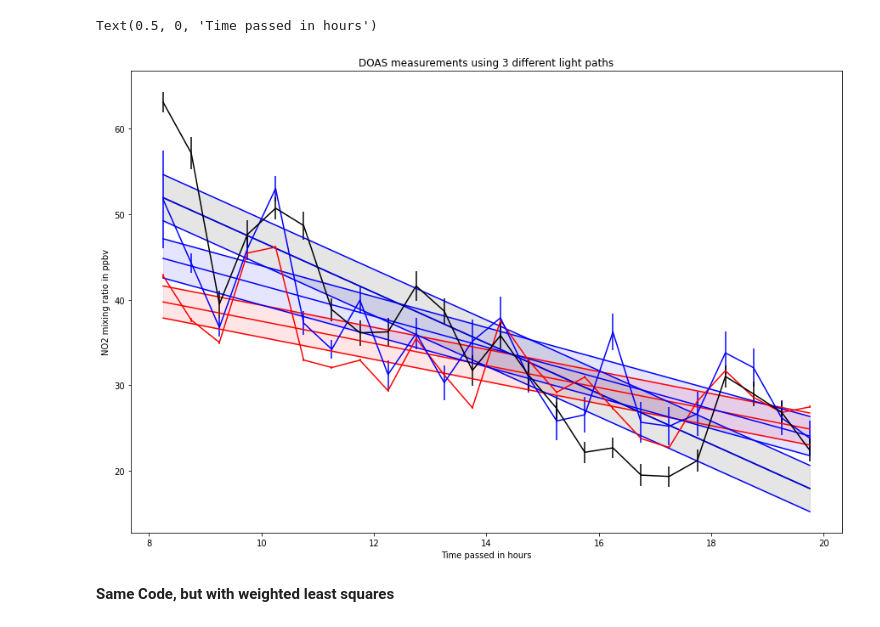
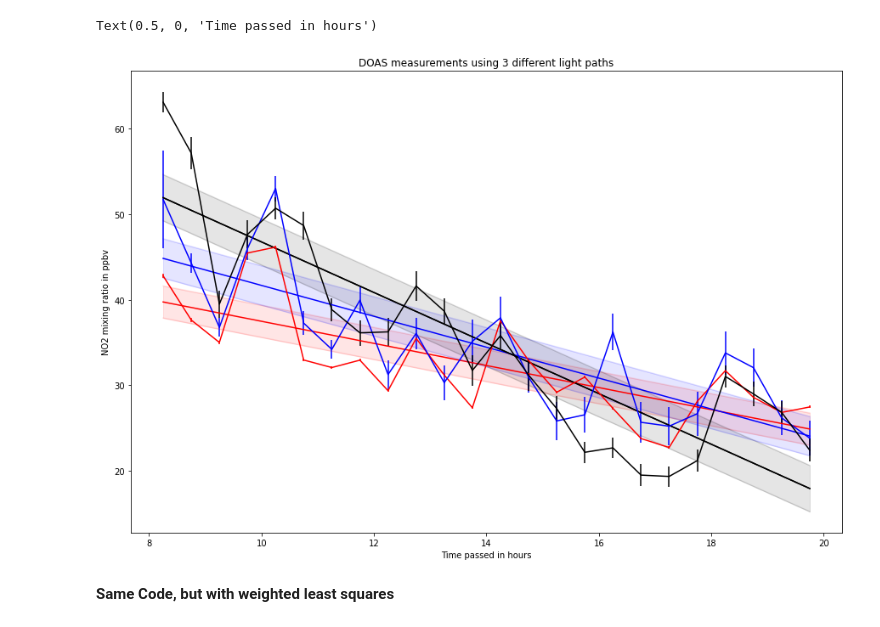
Before and after one commit to d3sp3r4t3Student/Observation-and-Data-Processing, a Jupyter notebook: tasks_no2_doas.ipynb, the cells around one changed output. Drawn from its saved outputs; the diff is of its cells as text; code cells hidden in the pictures.

Commit message:
doas scatter plot finished

```diff
--- a/tasks_no2_doas.ipynb
+++ b/tasks_no2_doas.ipynb
@@ -62,42 +62,42 @@ lin_reg3 = x[0]+ x[1]*t
     #calculate uncertainties for the linear regression lines
 residual = measure3-lin_reg3
 err_std_sq = 1/(len(measure3)-2)*np.sum(residual**2)
 t_sq=t**2
 x2_std_sq_3 = err_std_sq/t.std()**2
 x1_std_sq_3 = x2_std_sq_3*t_sq.mean()
 x1_std_3 = np.sqrt(x1_std_sq_3)
 x2_std_3 = np.sqrt(x2_std_sq_3)
 
 
 #plot the measurements, their errors and the linear regressions in one figure with a color code
 
 fig = plt.figure(figsize = (15,10))
 
 plt.plot(t, lin_reg1, color = 'r')
-plt.plot(t, lin_reg1+0.1*x1_std_1+0.1*x2_std_1, color = 'r')
-plt.plot(t, lin_reg1-0.1*x1_std_1-0.1*x2_std_1, color = 'r')
-plt.fill_between(t, lin_reg1+0.1*x1_std_1+0.1*x2_std_1, lin_reg1-0.1*x1_std-0.1*x2_std, alpha = 0.1, color = 'r')
+plt.plot(t, lin_reg1+0.1*x1_std_1+0.1*x2_std_1, alpha = 0.1, color = 'r')
+plt.plot(t, lin_reg1-0.1*x1_std_1-0.1*x2_std_1, alpha = 0.1, color = 'r')
+plt.fill_between(t, lin_reg1+0.1*x1_std_1+0.1*x2_std_1, lin_reg1-0.1*x1_std_1-0.1*x2_std_1, alpha = 0.1, color = 'r')
 
 plt.plot(t, lin_reg2, color = 'b')
-plt.plot(t, lin_reg2+0.1*x1_std_2+0.1*x2_std_2, color = 'b')
-plt.plot(t, lin_reg2-0.1*x1_std_2-0.1*x2_std_2, color = 'b')
+plt.plot(t, lin_reg2+0.1*x1_std_2+0.1*x2_std_2, alpha = 0.1, color = 'b')
+plt.plot(t, lin_reg2-0.1*x1_std_2-0.1*x2_std_2, alpha = 0.1, color = 'b')
 plt.fill_between(t, lin_reg2+0.1*x1_std_2+0.1*x2_std_2, lin_reg2-0.1*x1_std_2-0.1*x2_std_2, alpha= 0.1, color = 'b')
 
 plt.plot(t, lin_reg3, color = 'k')
-plt.plot(t, lin_reg3, color = 'b')
-plt.plot(t, lin_reg3+0.1*x1_std_3+0.1*x2_std_3, color = 'b')
-plt.plot(t, lin_reg3-0.1*x1_std_3-0.1*x2_std_3, color = 'b')
+plt.plot(t, lin_reg3, color = 'k')
+plt.plot(t, lin_reg3+0.1*x1_std_3+0.1*x2_std_3, alpha = 0.1, color = 'k')
+plt.plot(t, lin_reg3-0.1*x1_std_3-0.1*x2_std_3, alpha = 0.1, color = 'k')
 plt.fill_between(t, lin_reg3+0.1*x1_std_3+0.1*x2_std_3, lin_reg3-0.1*x1_std_3-0.1*x2_std_3, alpha= 0.1, color = 'k')
 
 plt.errorbar(t, measure1, yerr=uncert1, color = 'r')
 plt.errorbar(t,measure2, yerr=uncert2, color = 'b')
 plt.errorbar(t,measure3, yerr=uncert3, color = 'k')
 plt.title('DOAS measurements using 3 different light paths')
 plt.ylabel('NO2 mixing ratio in ppbv')
 plt.xlabel('Time passed in hours')
 # %% [output]
 Text(0.5, 0, 'Time passed in hours')
-[figure, old version]
+[figure, new version]
 # %% [markdown]
 **Same Code, but with weighted least squares**
 # %%
```
Also changed, not shown: parts of 2 cells of this notebook.
